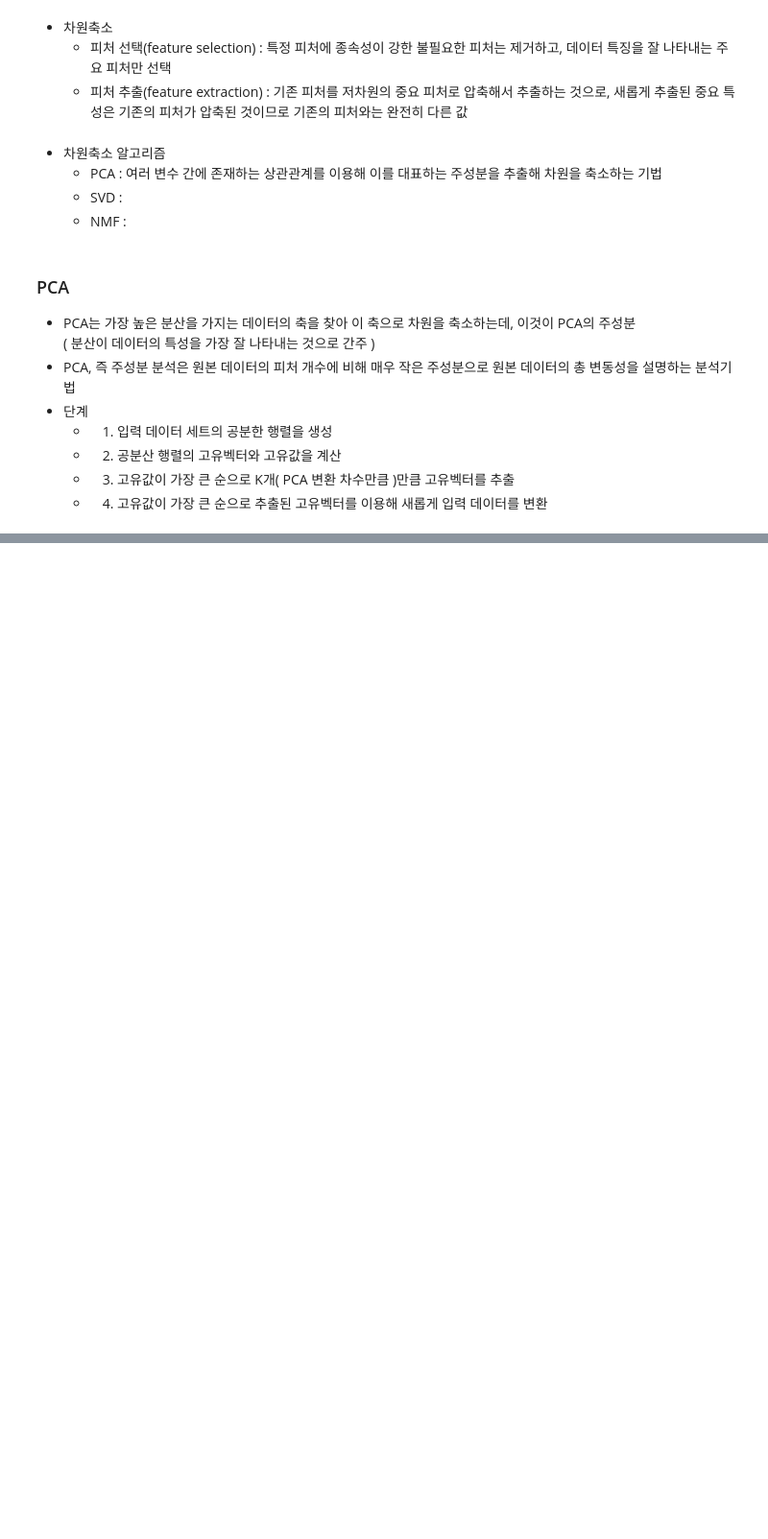
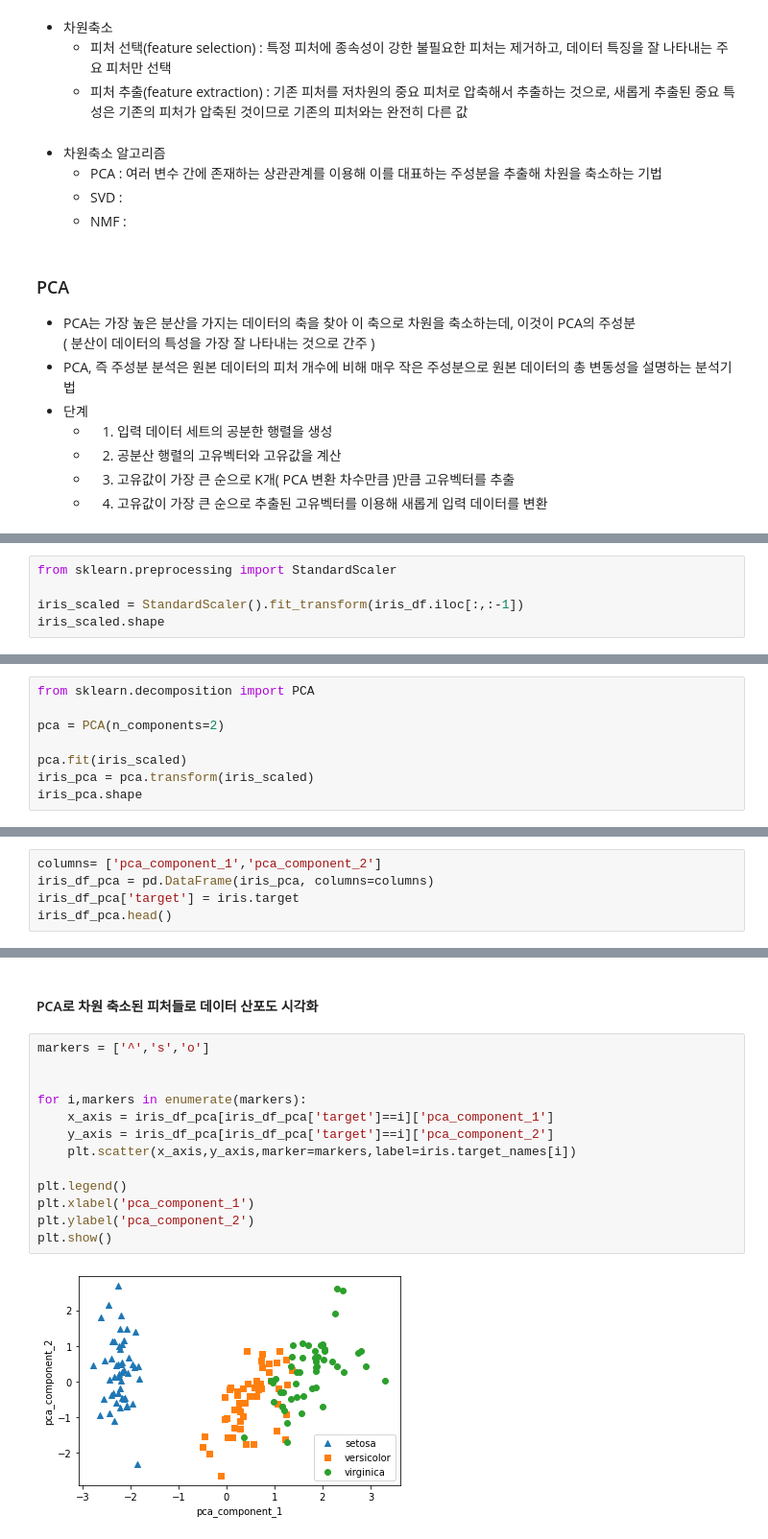
Before and after one commit to jeonprize/Machine_Learning, a Jupyter notebook: 6. 차원축소.ipynb, the cells around one changed output, grey strips where cells are left out. Shown at 96% size. Saved outputs shown, nothing was run; the diff lists cells and outputs as text; blank space fills up the shorter version.

```diff
--- a/6. 차원축소.ipynb
+++ b/6. 차원축소.ipynb
@@ -51,0 +75,5 @@ iris_df
+# %%
+from sklearn.preprocessing import StandardScaler
+
+iris_scaled = StandardScaler().fit_transform(iris_df.iloc[:,:-1])
+iris_scaled.shape
@@ -51,0 +82,8 @@ iris_df
+# %%
+from sklearn.decomposition import PCA
+
+pca = PCA(n_components=2)
+
+pca.fit(iris_scaled)
+iris_pca = pca.transform(iris_scaled)
+iris_pca.shape
@@ -51,0 +92,5 @@ iris_df
+# %%
+columns= ['pca_component_1','pca_component_2']
+iris_df_pca = pd.DataFrame(iris_pca, columns=columns)
+iris_df_pca['target'] = iris.target
+iris_df_pca.head()
@@ -51,0 +104,17 @@ iris_df
+# %% [markdown]
+#### PCA로 차원 축소된 피처들로 데이터 산포도 시각화
+# %%
+markers = ['^','s','o']
+
+
+for i,markers in enumerate(markers):
+    x_axis = iris_df_pca[iris_df_pca['target']==i]['pca_component_1']
+    y_axis = iris_df_pca[iris_df_pca['target']==i]['pca_component_2']
+    plt.scatter(x_axis,y_axis,marker=markers,label=iris.target_names[i])
+
+plt.legend()
+plt.xlabel('pca_component_1')
+plt.ylabel('pca_component_2')
+plt.show()
+# %% [output]
+[figure, added]
```
Also changed, not shown: parts of 14 cells of this notebook.
